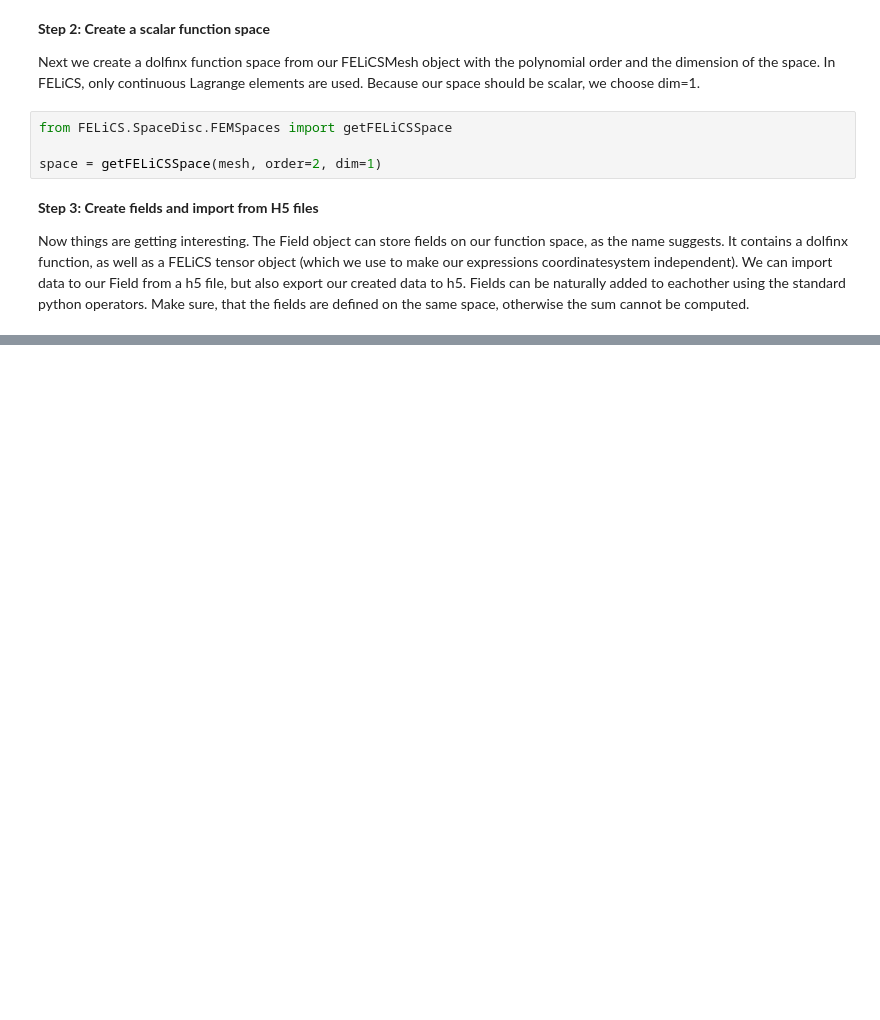
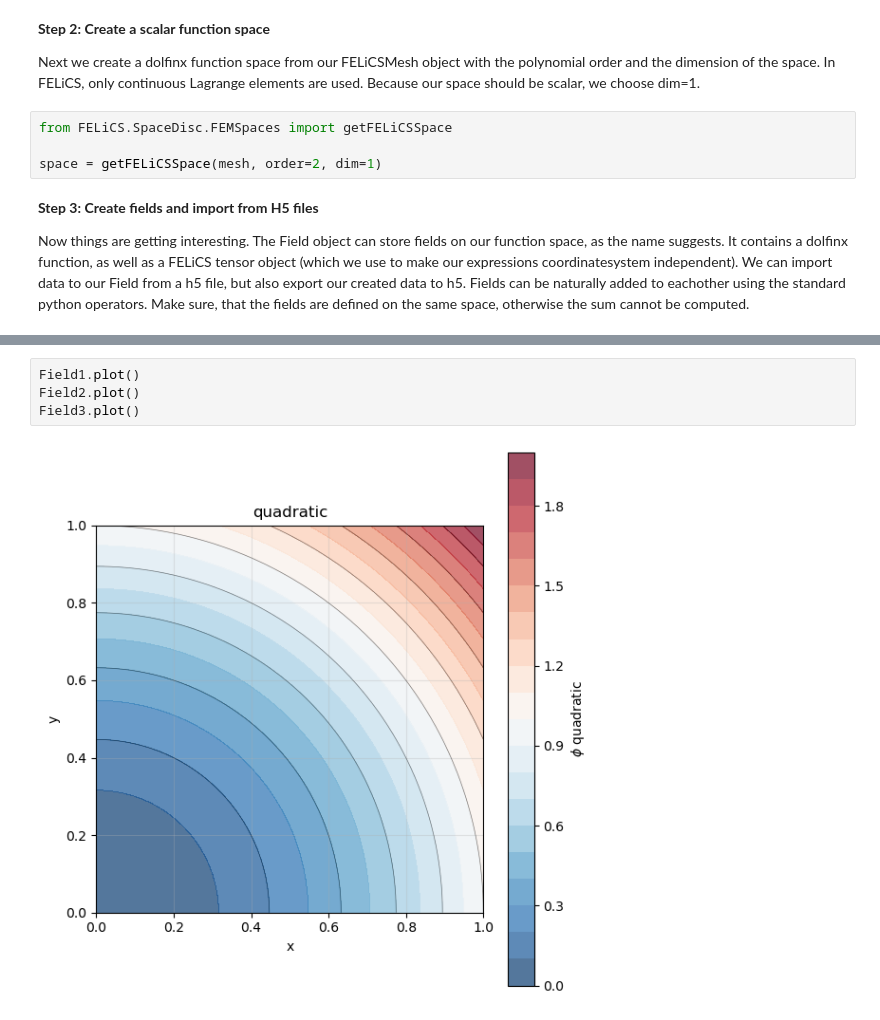
Before and after one commit to arash-mp/FELiCS_FSI, a Jupyter notebook: TUTORIALS/how_to_suppl_files/01/01_ImportExport.ipynb, the cells around one changed output, grey strips where cells are left out. Drawn from its saved outputs; the diff is of its cells as text; blank space fills up the shorter version.

```diff
--- a/TUTORIALS/how_to_suppl_files/01/01_ImportExport.ipynb
+++ b/TUTORIALS/how_to_suppl_files/01/01_ImportExport.ipynb
@@ -50,0 +57,6 @@ The resulting "xdmf" file can be load e.g. into Paraview. Our field now looks li
+# %%
+Field1.plot()
+Field2.plot()
+Field3.plot()
+# %% [output]
+[figure, added]
```
Also changed, not shown: parts of 3 cells of this notebook, 2 other files.
